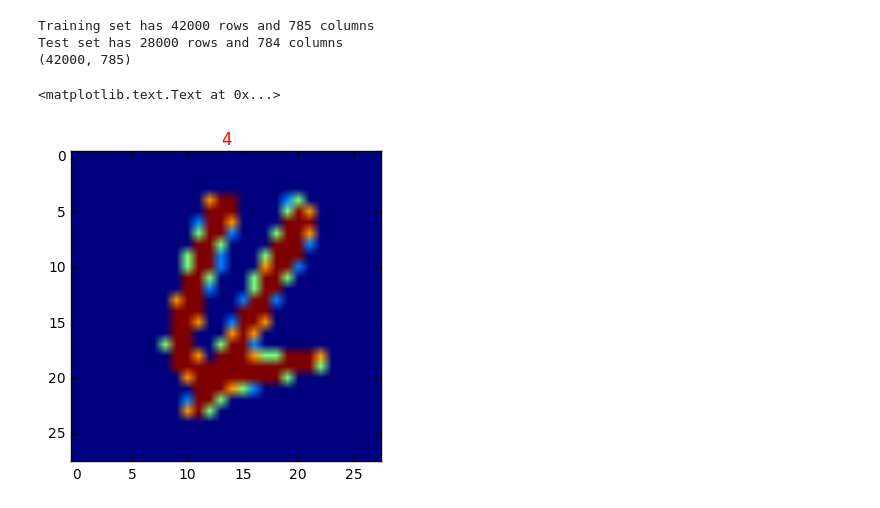
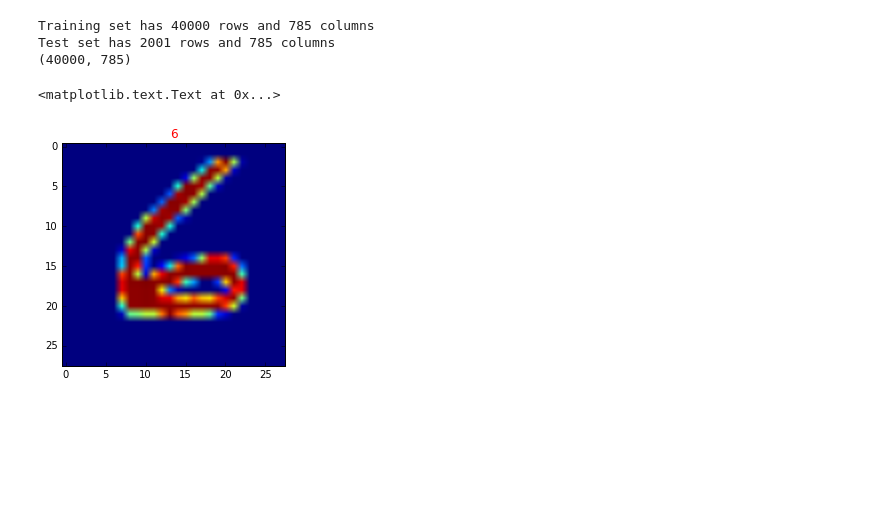
Before and after one commit to ShunOnoda/AutoEncoder, a Jupyter notebook: StackedAutoEncoder.ipynb, the cells around one changed output. Saved outputs shown, nothing was run; the diff lists cells and outputs as text; code cells hidden in the pictures; blank space fills up the shorter version.

```diff
--- a/StackedAutoEncoder.ipynb
+++ b/StackedAutoEncoder.ipynb
@@ -45,30 +47,30 @@ def backpropagation(output_data, training_data, input_data, output_layer, input_
 
 epsilon = 0.1
 # %%
-train = pd.read_csv("train.csv")
-test  = pd.read_csv("test.csv")
-# Write to the log:
+mnist_data = pd.read_csv("../input/train.csv")
+mnist_shuffle = mnist_data.reindex(np.random.permutation(mnist_data.index)).reset_index(drop=True)
+train = mnist_shuffle.ix[:39999]
+test = mnist_shuffle.ix[39999:]
+
 print("Training set has {0[0]} rows and {0[1]} columns".format(train.shape))
 print("Test set has {0[0]} rows and {0[1]} columns".format(test.shape))
-# Any files you write to the current directory get shown as outputs
 print (train.shape)
-train_shuffle = train.reindex(np.random.permutation(train.index)).reset_index(drop=True)
-label = train_shuffle.label
-train_data = train_shuffle.ix[: , 1: ]
-#train_data = train_data.reindex(np.random.permutation(train_data.index)).reset_index(drop=True)
-#train_data = train_data.reindex(np.random.permutation(train_data.index))
-#.reset_index(drop=True)
-#= train_data.reindex(np.random.permutation(train_data.index))
-i = 200
-a = np.array(train_data[i:i+1]).reshape(28,28)
-plt.imshow(a)
-plt.title(label[i], color='red')
+
+train_label = train.label
+train_data = train.ix[: , 1: ]
+test_label = test.label
+test_data = test.ix[: , 1: ]
+
+num = 200
+image = np.array(train_data[num:num + 1]).reshape(28,28)
+plt.imshow(image)
+plt.title(train_label[num], color='red')
 # %% [output]
-Training set has 42000 rows and 785 columns
-Test set has 28000 rows and 784 columns
-(42000, 785)
+Training set has 40000 rows and 785 columns
+Test set has 2001 rows and 785 columns
+(40000, 785)
 <matplotlib.text.Text at 0x...>
-[figure, old version]
+[figure, new version]
 # %%
 #encoder dimention
 input_dim = 784
```
Also changed, not shown: parts of 9 cells of this notebook.
